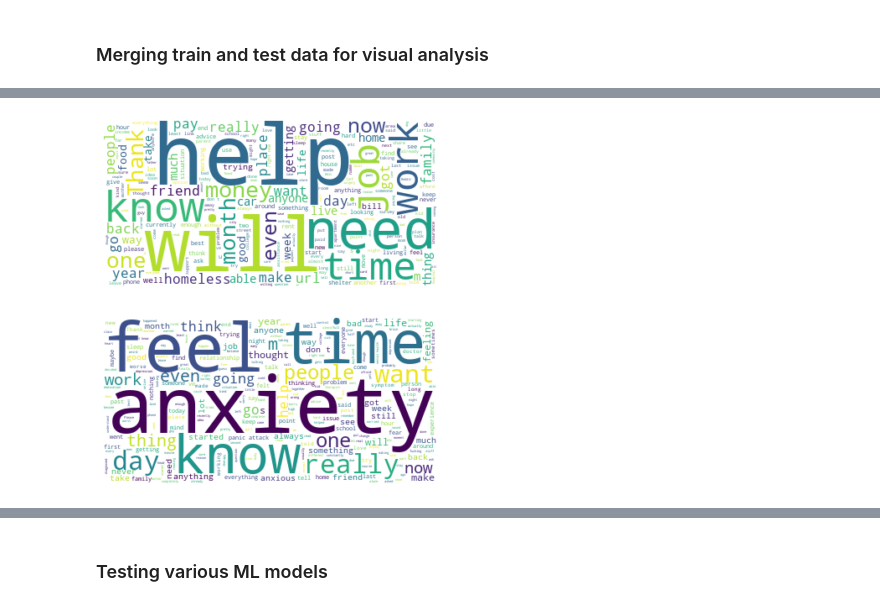
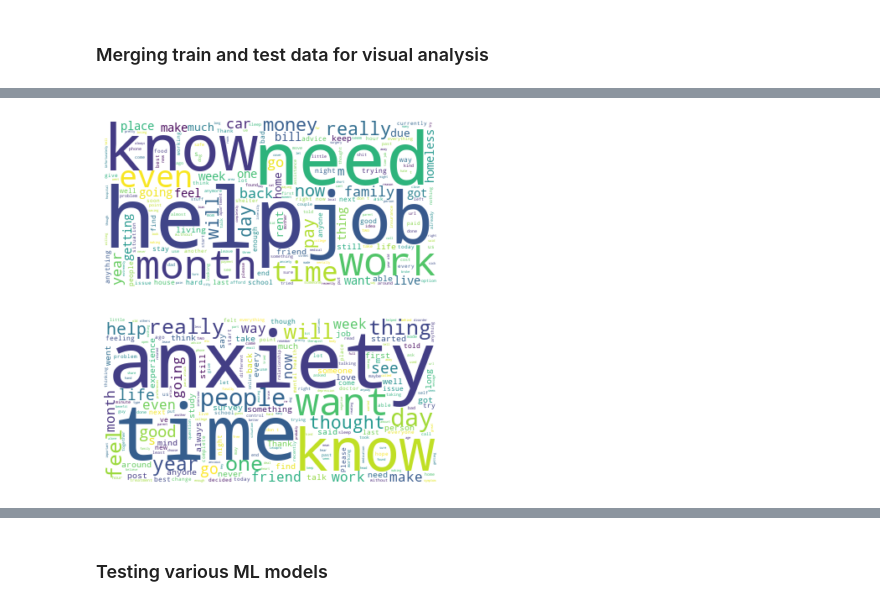
Before and after one commit to rradulov/dreaddit, a Jupyter notebook: notebooks/preprocessing_pipeline.ipynb, the cells around one changed output, grey strips where cells are left out. Drawn from its saved outputs; the diff is of its cells as text; code cells hidden in the pictures.

```diff
--- a/notebooks/preprocessing_pipeline.ipynb
+++ b/notebooks/preprocessing_pipeline.ipynb
@@ -229,7 +229,9 @@ Index(['lex_liwc_focuspast', 'lex_liwc_anx', 'lex_liwc_Tone',
       dtype='object')
 # %%
-fig, axs = plt.subplots(nrows=6,ncols=5,figsize=(30,30) )
+fig, axs = plt.subplots(nrows=6,ncols=5,figsize=(40,40) )
 
 for (i,f) in zip(axs.flatten(),sign_feat_list[1:]):
     sns.boxplot(ax=i, hue=smf_data['label'], x=smf_data['label'], y=smf_data[f], whis=5, dodge=False)
+
+fig.savefig('/Users/radulradulov/code/rradulov/dreaddit/images/var_boxplots.png')
 # %% [output]
@@ -246,0 +239,9 @@ smf_data.head()
+# %%
+final_list = ['lex_liwc_Tone', 'lex_liwc_negate', 'lex_liwc_anger', 'lex_liwc_anx']
+# %%
+fig, axs = plt.subplots(nrows=1,ncols=4,figsize=(30,6) )
+
+for (i,imp_f) in zip(axs.flatten(),final_list):
+    sns.boxplot(ax=i, hue=smf_data['label'], x=smf_data['label'], y=smf_data[imp_f], whis=5, dodge=False)
+
+fig.savefig('/Users/radulradulov/code/rradulov/dreaddit/images/var_boxplots1.png')
@@ -297,6 +319,19 @@ social_corpus = " ".join(["".join(i) for i in social])
 # %%
-wordcloud_ptsd = WordCloud(max_font_size=100, max_words=1000, background_color="white", stopwords=STOPWORDS).generate(ptsd_corpus)
-wordcloud_ﬁnancial = WordCloud(max_font_size=100, max_words=1000, background_color="white", stopwords=STOPWORDS).generate(ﬁnancial_corpus)
-wordcloud_anxiety = WordCloud(max_font_size=100, max_words=1000, background_color="white", stopwords=STOPWORDS).generate(anxiety_corpus)
-wordcloud_abuse = WordCloud(max_font_size=100, max_words=1000, background_color="white", stopwords=STOPWORDS).generate(abuse_corpus)
-wordcloud_social = WordCloud(max_font_size=100, max_words=1000, background_color="white", stopwords=STOPWORDS).generate(social_corpus)
+wordcloud_ptsd_non_stressed = WordCloud(max_font_size=100, max_words=1000, background_color="white", stopwords=STOPWORDS).generate(ptsd_non_stressed_corpus)
+wordcloud_ptsd_stressed = WordCloud(max_font_size=100, max_words=1000, background_color="white", stopwords=STOPWORDS).generate(ptsd_stressed_corpus)
+
+wordcloud_ﬁnancial_non_stressed = WordCloud(max_font_size=100, max_words=1000, background_color="white", stopwords=STOPWORDS).generate(ﬁnancial_non_stressed_corpus)
+wordcloud_ﬁnancial_stressed = WordCloud(max_font_size=100, max_words=1000, background_color="white", stopwords=STOPWORDS).generate(ﬁnancial_stressed_corpus)
+#wordcloud_ﬁnancial = WordCloud(max_font_size=100, max_words=1000, background_color="white", stopwords=STOPWORDS).generate(ﬁnancial_corpus)
+
+wordcloud_anxiety_non_stressed = WordCloud(max_font_size=100, max_words=1000, background_color="white", stopwords=STOPWORDS).generate(anxiety_non_stressed_corpus)
+wordcloud_anxiety_stressed = WordCloud(max_font_size=100, max_words=1000, background_color="white", stopwords=STOPWORDS).generate(anxiety_stressed_corpus)
+#wordcloud_anxiety = WordCloud(max_font_size=100, max_words=1000, background_color="white", stopwords=STOPWORDS).generate(anxiety_corpus)
+
+wordcloud_abuse_non_stressed = WordCloud(max_font_size=100, max_words=1000, background_color="white", stopwords=STOPWORDS).generate(abuse_non_stressed_corpus)
+wordcloud_abuse_stressed = WordCloud(max_font_size=100, max_words=1000, background_color="white", stopwords=STOPWORDS).generate(abuse_stressed_corpus)
+#wordcloud_abuse = WordCloud(max_font_size=100, max_words=1000, background_color="white", stopwords=STOPWORDS).generate(abuse_corpus)
+
+wordcloud_social_non_stressed = WordCloud(max_font_size=100, max_words=1000, background_color="white", stopwords=STOPWORDS).generate(social_non_stressed_corpus)
+wordcloud_social_stressed = WordCloud(max_font_size=100, max_words=1000, background_color="white", stopwords=STOPWORDS).generate(social_stressed_corpus)
+#wordcloud_social = WordCloud(max_font_size=100, max_words=1000, background_color="white", stopwords=STOPWORDS).generate(social_corpus)
@@ -310,14 +359,14 @@ wordcloud_ptsd.to_file('/Users/radulradulov/code/rradulov/dreaddit/images/ptsd.p
 # %%
-plt.imshow(wordcloud_ﬁnancial, interpolation='bilinear')
+plt.imshow(wordcloud_ﬁnancial_stressed , interpolation='bilinear')
 plt.axis("off")
 plt.show()
-wordcloud_ﬁnancial.to_file('/Users/radulradulov/code/rradulov/dreaddit/images/financial.png');
+wordcloud_ﬁnancial_stressed .to_file('/Users/radulradulov/code/rradulov/dreaddit/images/financial_stressed.png');
 # %% [output]
-[figure, old version]
+[figure, new version]
 # %%
-plt.imshow(wordcloud_anxiety , interpolation='bilinear')
+plt.imshow(wordcloud_anxiety_non_stressed , interpolation='bilinear')
 plt.axis("off")
 plt.show()
-wordcloud_anxiety.to_file('/Users/radulradulov/code/rradulov/dreaddit/images/anxiety.png');
+wordcloud_anxiety_non_stressed.to_file('/Users/radulradulov/code/rradulov/dreaddit/images/anxiety_non_stressed.png');
 # %% [output]
-[figure, old version]
+[figure, new version]
```
Also changed, not shown: parts of 38 cells of this notebook, 18 other files.
